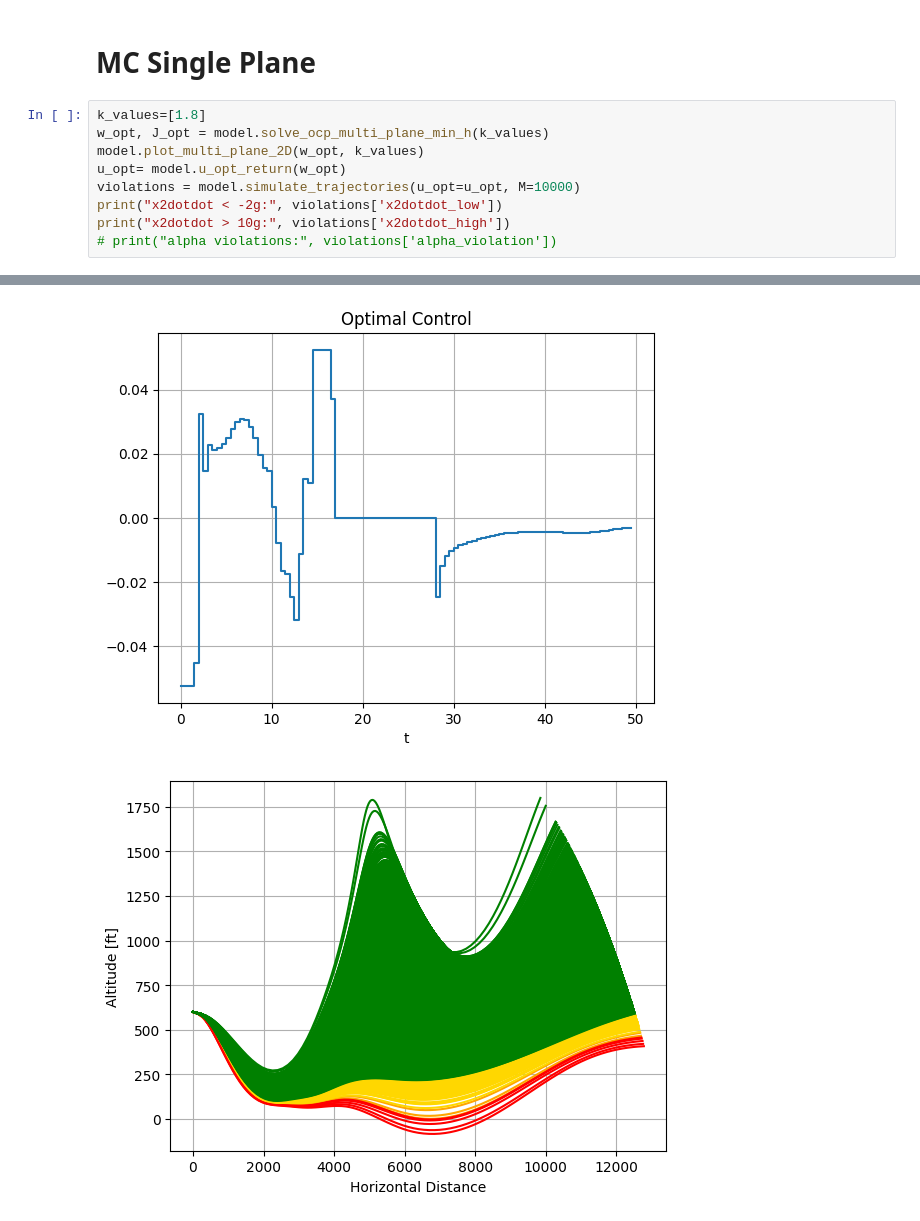
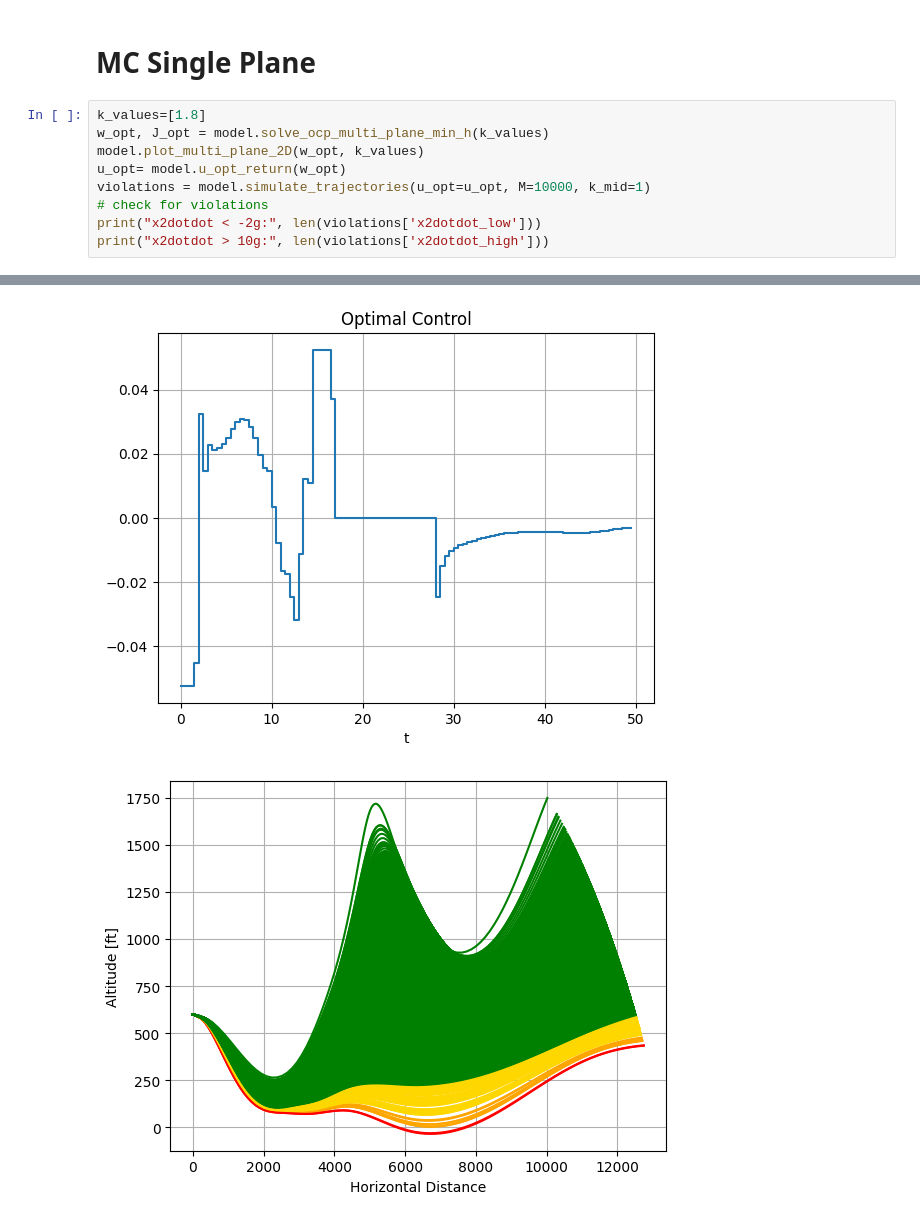
Before and after one commit to MrGoomb0/case_studies_s3, a Jupyter notebook: Model_2D/Multi_plane_2D_Model.ipynb, the cells around one changed output, grey strips where cells are left out. Drawn from its saved outputs; the diff is of its cells as text.

```diff
--- a/Model_2D/Multi_plane_2D_Model.ipynb
+++ b/Model_2D/Multi_plane_2D_Model.ipynb
@@ -131,10 +93,10 @@ k_values=[1.8]
 w_opt, J_opt = model.solve_ocp_multi_plane_min_h(k_values)
 model.plot_multi_plane_2D(w_opt, k_values)
 u_opt= model.u_opt_return(w_opt)
-violations = model.simulate_trajectories(u_opt=u_opt, M=10000)
-print("x2dotdot < -2g:", violations['x2dotdot_low'])
-print("x2dotdot > 10g:", violations['x2dotdot_high'])
-# print("alpha violations:", violations['alpha_violation'])
+violations = model.simulate_trajectories(u_opt=u_opt, M=10000, k_mid=1)
+# check for violations
+print("x2dotdot < -2g:", len(violations['x2dotdot_low']))
+print("x2dotdot > 10g:", len(violations['x2dotdot_high']))
 # %% [output]
 Total number of variables............................:      601
                      variables with only lower bounds:      101
@@ -155,4 +117,4 @@ Number of Iterations....: 30
 83.49664164326943
 [figure]
 [figure]
-[figure, old version]
+[figure, new version]
```
Also changed, not shown: parts of 17 cells of this notebook, 4 other files.
